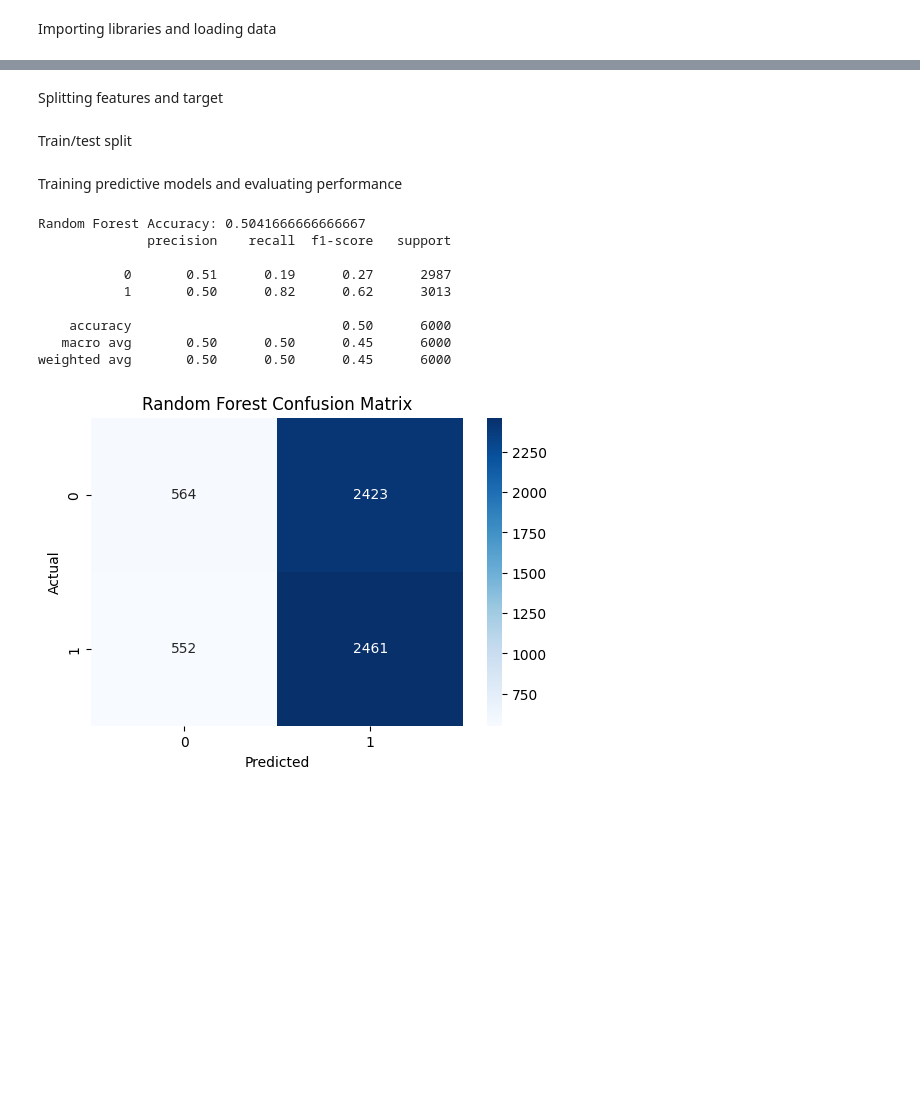
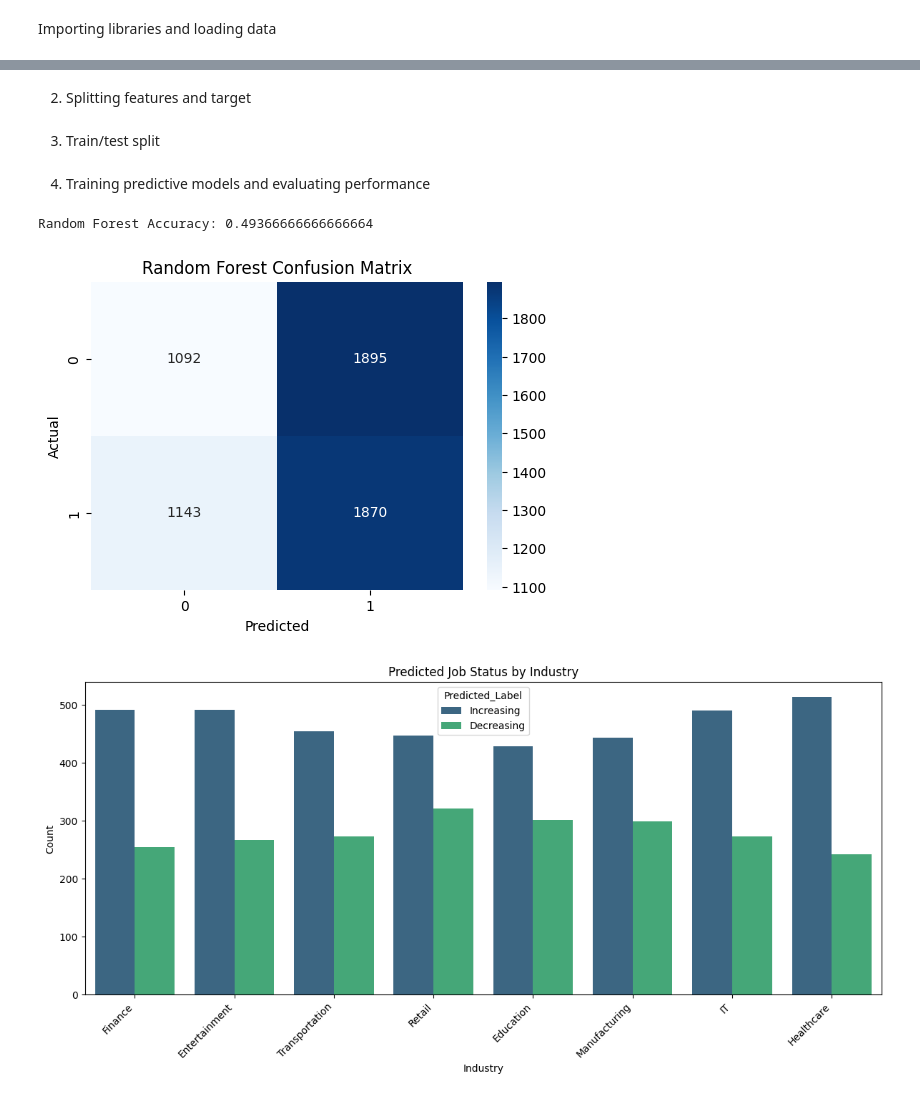
Before and after one commit to RaccoonWithAPeanutButterJar/ItDS2025-Project, a Jupyter notebook: Predictive_models.ipynb, the cells around one changed output, grey strips where cells are left out. Drawn from its saved outputs; the diff is of its cells as text; code cells hidden in the pictures; blank space fills up the shorter version.

Commit message:
Predictive models vol2 #IN PROGRESS

```diff
--- a/Predictive_models.ipynb
+++ b/Predictive_models.ipynb
@@ -14,2 +24,9 @@ Encoding target variable 'Job Status'
 # %%
-data['Job Status'] = data['Job Status'].map({'Increasing': 1, 'Decreasing': 0})
+#Copy
+data_class = data.copy()
+
+#Target
+data_class['Job Status'] = data_class['Job Status'].map({'Increasing': 1, 'Decreasing': 0})
+
+#Features
+data_class_encoded = pd.get_dummies(data_class, drop_first=True)
@@ -20,49 +33,69 @@ data_encoded = pd.get_dummies(data, drop_first=True)
 # %% [markdown]
-Splitting features and target
+2. Splitting features and target
 # %%
-X = data_encoded.drop("Job Status", axis=1)
-y = data_encoded["Job Status"]
+X = data_class_encoded.drop("Job Status", axis=1)
+y = data_class_encoded["Job Status"]
 # %% [markdown]
-Train/test split
+3. Train/test split
 # %%
 X_train, X_test, y_train, y_test = train_test_split(
     X, y, test_size=0.2, random_state=42
 )
 # %% [markdown]
-Training predictive models and evaluating performance
+4. Training predictive models and evaluating performance
 # %%
+#Random forest
 rf = RandomForestClassifier(
-    n_estimators=100,
-    max_depth=12,
+    n_estimators=500,
+    max_depth=48,
     min_samples_split=10,
     min_samples_leaf=4,
     random_state=42,
     n_jobs=-1
 )
 rf.fit(X_train, y_train)
+
 rf_pred = rf.predict(X_test)
 
-
 print("Random Forest Accuracy:", accuracy_score(y_test, rf_pred))
-print(classification_report(y_test, rf_pred))
 
 #Confusion matrix
 cm = confusion_matrix(y_test, rf_pred)
 
 plt.figure(figsize=(6,4))
 sns.heatmap(cm, annot=True, fmt="d", cmap="Blues")
 plt.xlabel("Predicted")
 plt.ylabel("Actual")
 plt.title("Random Forest Confusion Matrix")
 plt.show()
+
+#Predictions by industry
+#Attach predictions to the actual test dataset
+X_test_with_data = X_test.copy()
+
+#Return industry so can be used in the plot
+X_test_with_data["Industry"] = data["Industry"]
+
+X_test_with_data["Actual"] = y_test.values #Not needed but for convenience
+X_test_with_data["Predicted"] = rf_pred
+
+#Map numeric predictions to labels
+status_map = {0: "Decreasing", 1: "Increasing"}
+X_test_with_data["Predicted_Label"] = X_test_with_data["Predicted"].map(status_map)
+
+#Plot counts of predictions grouped by industry
+plt.figure(figsize=(12,6))
+sns.countplot(data=X_test_with_data,
+              x="Industry",
+              hue="Predicted_Label",
+              palette="viridis")
+
+plt.xticks(rotation=45, ha="right")
+plt.title("Predicted Job Status by Industry")
+plt.ylabel("Count")
+plt.tight_layout()
+plt.show()
 # %% [output]
-Random Forest Accuracy: 0.5041666666666667
-              precision    recall  f1-score   support
-
-           0       0.51      0.19      0.27      2987
-           1       0.50      0.82      0.62      3013
-
-    accuracy                           0.50      6000
-   macro avg       0.50      0.50      0.45      6000
-weighted avg       0.50      0.50      0.45      6000
+Random Forest Accuracy: 0.49366666666666664
-[figure, old version]
+[figure, new version]
+[figure, added]
```
Also changed, not shown: parts of 12 cells of this notebook.
